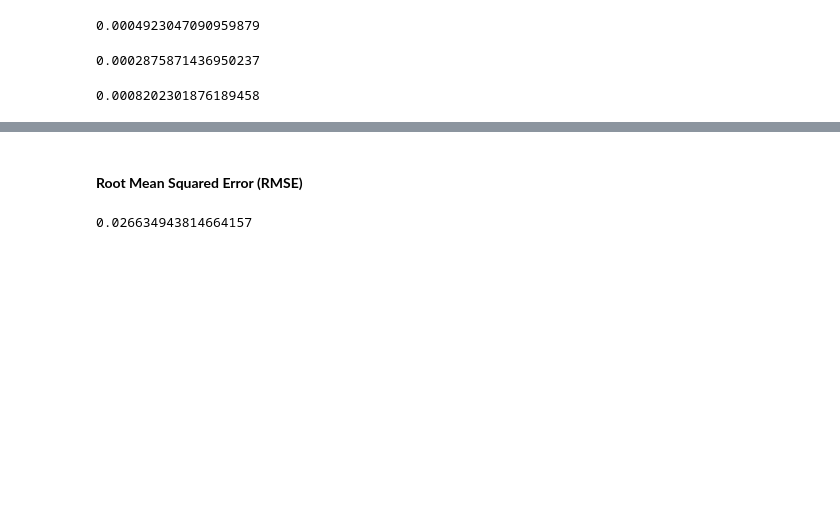
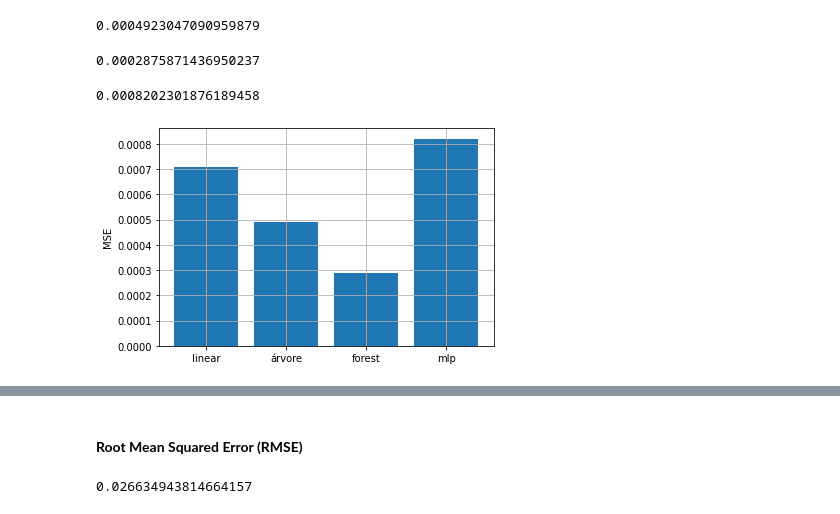
Before and after one commit to svhenrique/analise-dataset-heart-disease, a Jupyter notebook: semana5/Untitled.ipynb, the cells around one changed output, grey strips where cells are left out. Cells and saved outputs as stored; diff of their text form; code cells hidden in the pictures; blank space fills up the shorter version.

```diff
--- a/semana5/Untitled.ipynb
+++ b/semana5/Untitled.ipynb
@@ -687,21 +701,33 @@ mean_absolute_error(y_test,pred_mlp)
 #### **Mean Squared Error (MSE)**
 # %%
 # MSE linear
-mean_squared_error(y_test,pred_linear)
+msel = mean_squared_error(y_test,pred_linear)
+msel
 # %% [output]
 0.0007094202320103164
 # %%
 # MSE arvore
-mean_squared_error(y_test,pred_arvore)
+msea = mean_squared_error(y_test,pred_arvore)
+msea
 # %% [output]
 0.0004923047090959879
 # %%
 # MSE random forest
-mean_squared_error(y_test,pred_floresta)
+mser = mean_squared_error(y_test,pred_floresta)
+mser
 # %% [output]
 0.0002875871436950237
 # %%
 # MSE mlp
-mean_squared_error(y_test,pred_mlp)
+msem = mean_squared_error(y_test,pred_mlp)
+msem
 # %% [output]
 0.0008202301876189458
+# %%
+# gráfico de barras comparando os valores de MSE entre os modelos
+plt.bar(['linear', 'árvore', 'forest', 'mlp'], [msel, msea, mser, msem])
+plt.ylabel('MSE')
+plt.grid(True)
+plt.show()
+# %% [output]
+[figure, added]
```
Also changed, not shown: parts of 37 cells of this notebook.
